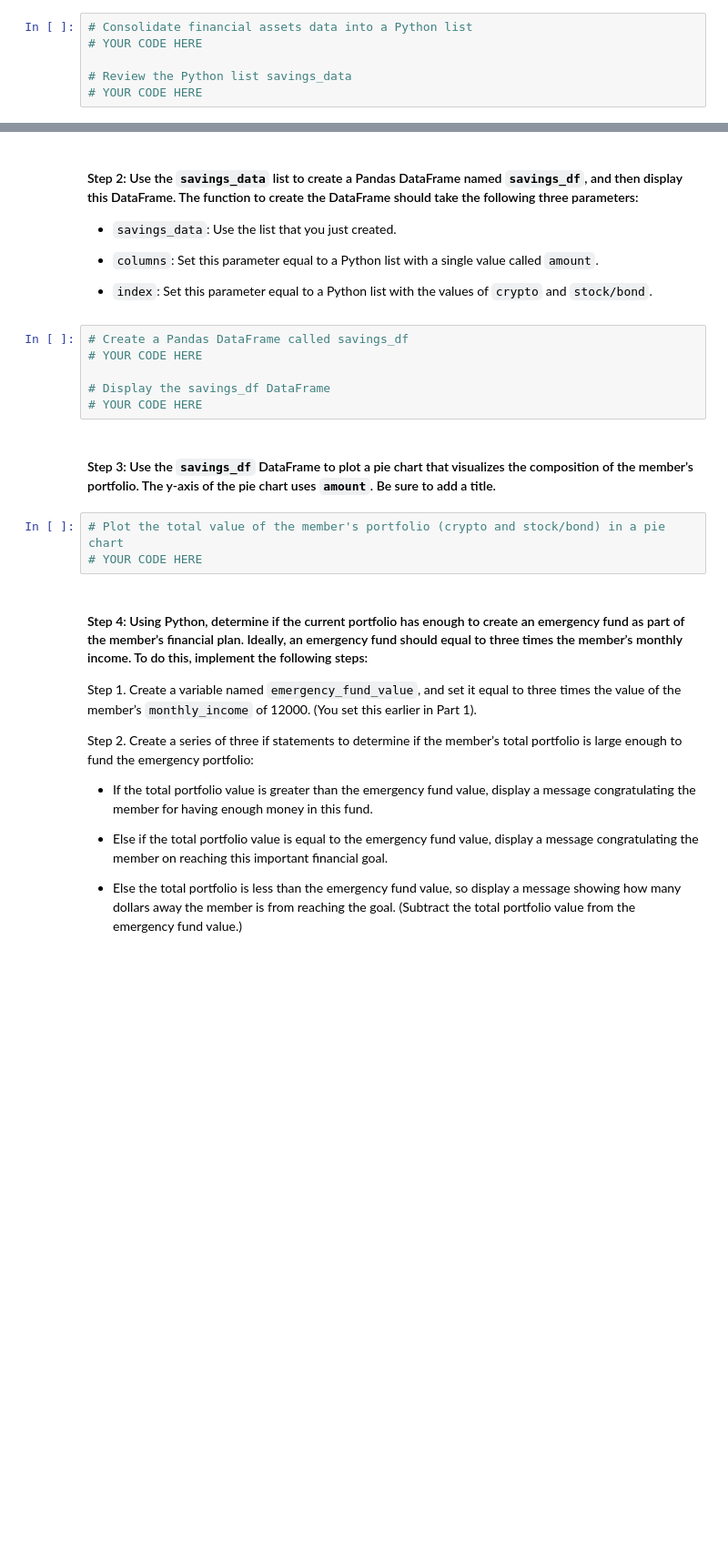
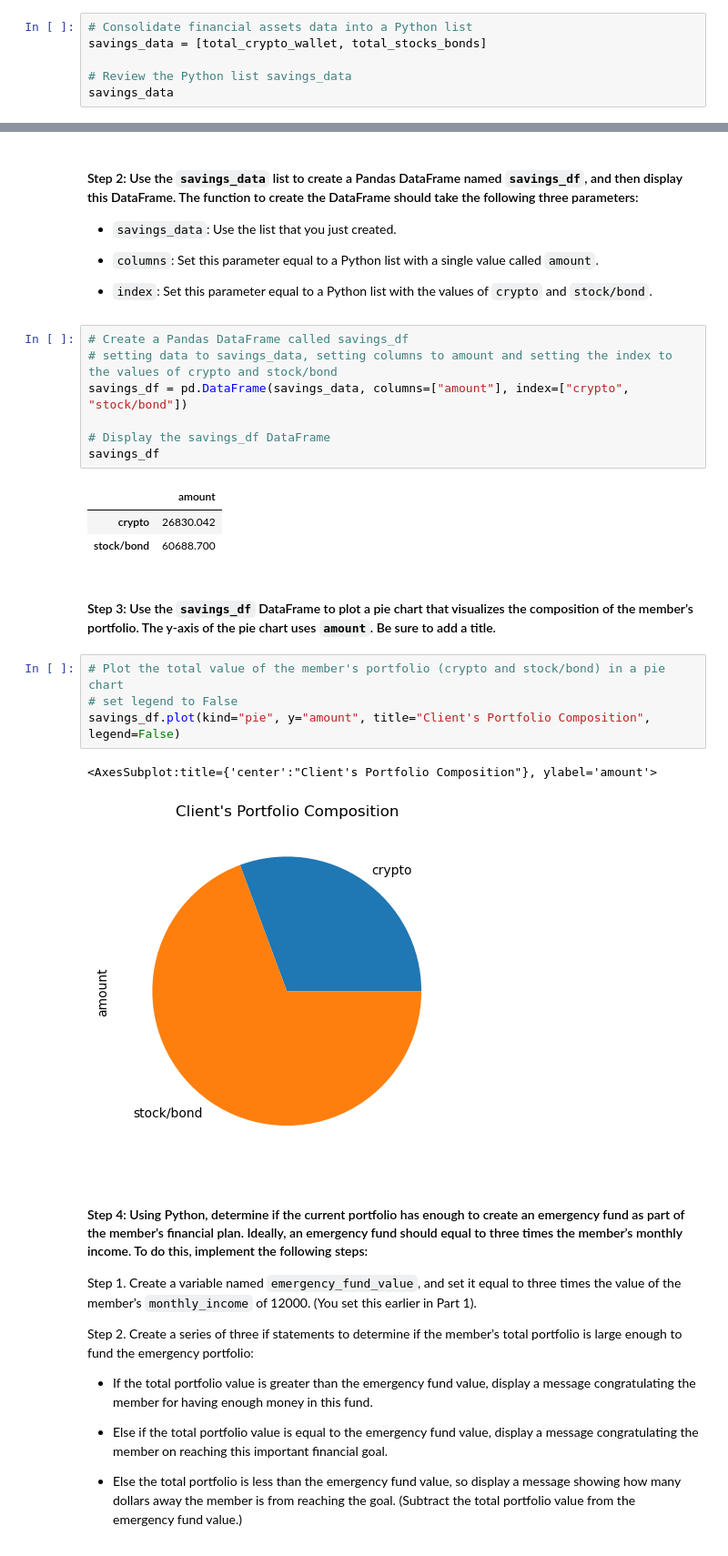
Before and after one commit to AndrewRBader/module5_challenge, a Jupyter notebook: financial_planning_tools.ipynb, the cells around one changed output, grey strips where cells are left out. Shown at 91% size. Saved outputs shown, nothing was run; the diff lists cells and outputs as text; blank space fills up the shorter version.

Commit message:
evaluated client portfolio composition

```diff
--- a/financial_planning_tools.ipynb
+++ b/financial_planning_tools.ipynb
@@ -355,7 +355,7 @@ In this section, you’ll use the valuations for the cryptocurrency wallet and f
 #### Step 1: Create a Python list named `savings_data` that has two elements. The first element contains the total value of the cryptocurrency wallet. The second element contains the total value of the stock and bond portions of the portfolio.
 # %%
 # Consolidate financial assets data into a Python list
-# YOUR CODE HERE
+savings_data = [total_crypto_wallet, total_stocks_bonds]
 
 # Review the Python list savings_data
-# YOUR CODE HERE
+savings_data
@@ -367,17 +369,26 @@ In this section, you’ll use the valuations for the cryptocurrency wallet and f
 - `columns`: Set this parameter equal to a Python list with a single value called `amount`.
 
 - `index`: Set this parameter equal to a Python list with the values of `crypto` and `stock/bond`.
-# %%
-# Create a Pandas DataFrame called savings_df
-# YOUR CODE HERE
-
-# Display the savings_df DataFrame
-# YOUR CODE HERE
+# %%
+# Create a Pandas DataFrame called savings_df
+# setting data to savings_data, setting columns to amount and setting the index to the values of crypto and stock/bond
+savings_df = pd.DataFrame(savings_data, columns=["amount"], index=["crypto", "stock/bond"])
+
+# Display the savings_df DataFrame
+savings_df
+# %% [output]
+|  | amount |
+| crypto | 26830.042 |
+| stock/bond | 60688.700 |
 # %% [markdown]
 #### Step 3: Use the `savings_df` DataFrame to plot a pie chart that visualizes the composition of the member’s portfolio. The y-axis of the pie chart uses `amount`. Be sure to add a title.
 # %%
 # Plot the total value of the member's portfolio (crypto and stock/bond) in a pie chart
-# YOUR CODE HERE
+# set legend to False
+savings_df.plot(kind="pie", y="amount", title="Client's Portfolio Composition", legend=False)
+# %% [output]
+<AxesSubplot:title={'center':"Client's Portfolio Composition"}, ylabel='amount'>
+[figure, added]
 # %% [markdown]
 #### Step 4: Using Python, determine if the current portfolio has enough to create an emergency fund as part of the member’s financial plan. Ideally, an emergency fund should equal to three times the member’s monthly income. To do this, implement the following steps:
 
```
Also changed, not shown: parts of 1 cell of this notebook.
